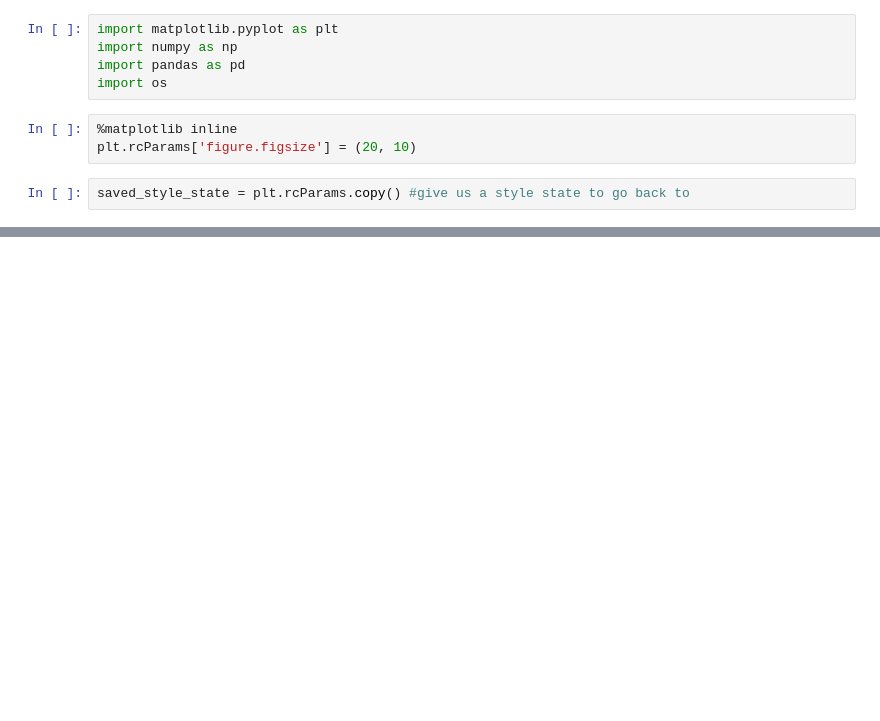
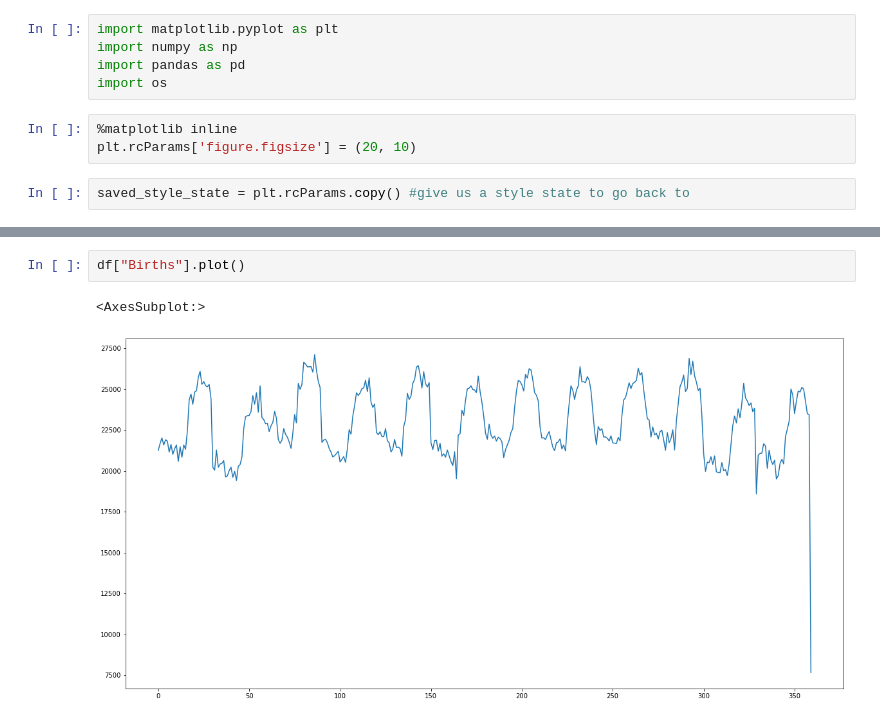
Before and after one commit to JordanLewisStudio/Data_project, a Jupyter notebook: data_project.ipynb, the cells around one changed output, grey strips where cells are left out. Drawn from its saved outputs; the diff is of its cells as text; blank space fills up the shorter version.

```diff
--- a/data_project.ipynb
+++ b/data_project.ipynb
@@ -43,0 +76,5 @@ memory usage: 960.0+ bytes
+# %%
+df["Births"].plot()
+# %% [output]
+<AxesSubplot:>
+[figure, added]
```
Also changed, not shown: parts of 12 cells of this notebook, 2 other files.
